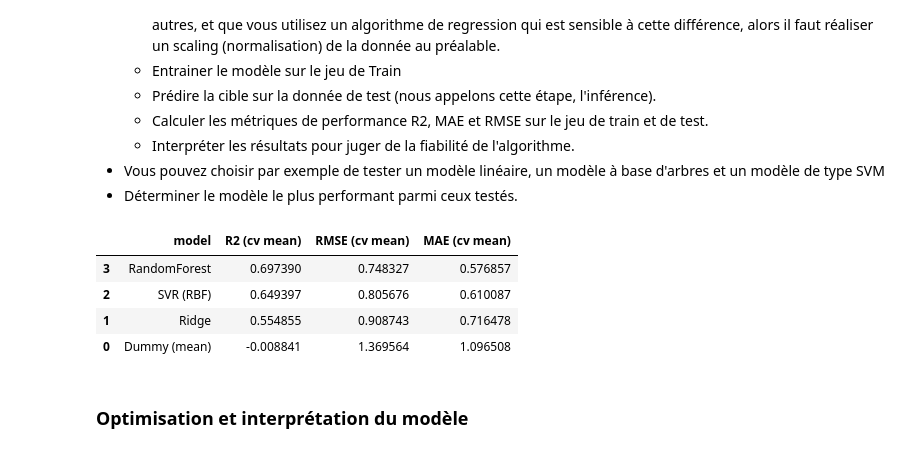
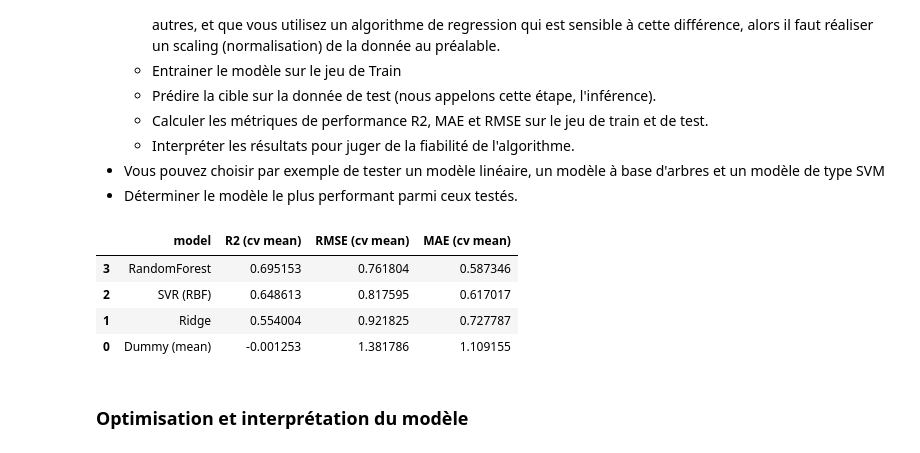
Before and after one commit to seiyakazana/opc_batimentML, a Jupyter notebook: notebook/template_modelistation_supervisee.ipynb, the cells around one changed output. Cells and saved outputs as stored; diff of their text form; code cells hidden in the pictures.

```diff
--- a/notebook/template_modelistation_supervisee.ipynb
+++ b/notebook/template_modelistation_supervisee.ipynb
@@ -668,14 +655,14 @@ def compare_models(X, y, cv_splits=5):
 
     return pd.DataFrame(rows).sort_values("R2 (cv mean)", ascending=False)
 # %%
-results_df = compare_models(X_train, y_train, cv_splits=5)
+results_df = compare_models(X, y, cv_splits=5)
 results_df
 # %% [output]
 |  | model | R2 (cv mean) | RMSE (cv mean) | MAE (cv mean) |
-| 3 | RandomForest | 0.697390 | 0.748327 | 0.576857 |
-| 2 | SVR (RBF) | 0.649397 | 0.805676 | 0.610087 |
-| 1 | Ridge | 0.554855 | 0.908743 | 0.716478 |
-| 0 | Dummy (mean) | -0.008841 | 1.369564 | 1.096508 |
+| 3 | RandomForest | 0.695153 | 0.761804 | 0.587346 |
+| 2 | SVR (RBF) | 0.648613 | 0.817595 | 0.617017 |
+| 1 | Ridge | 0.554004 | 0.921825 | 0.727787 |
+| 0 | Dummy (mean) | -0.001253 | 1.381786 | 1.109155 |
 # %% [markdown]
 ### Optimisation et interprétation du modèle
 # %% [markdown]
```
Also changed, not shown: parts of 7 cells of this notebook.
